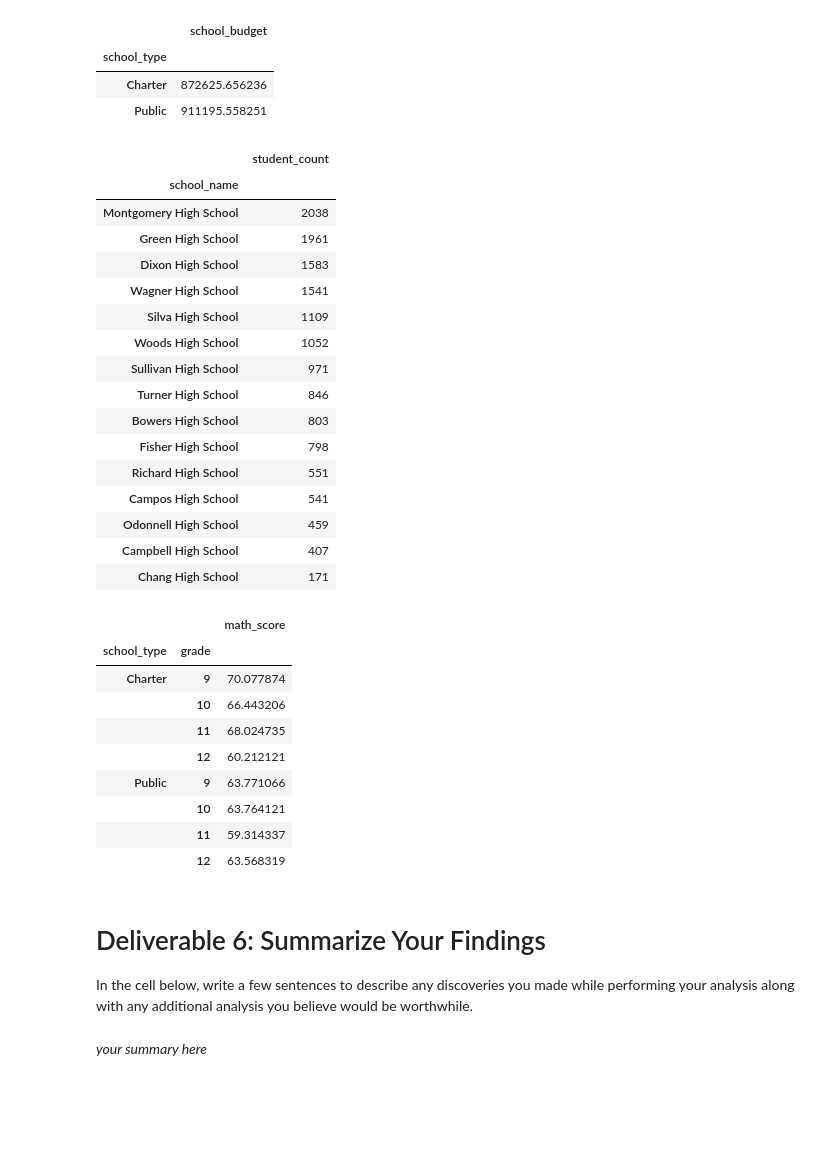
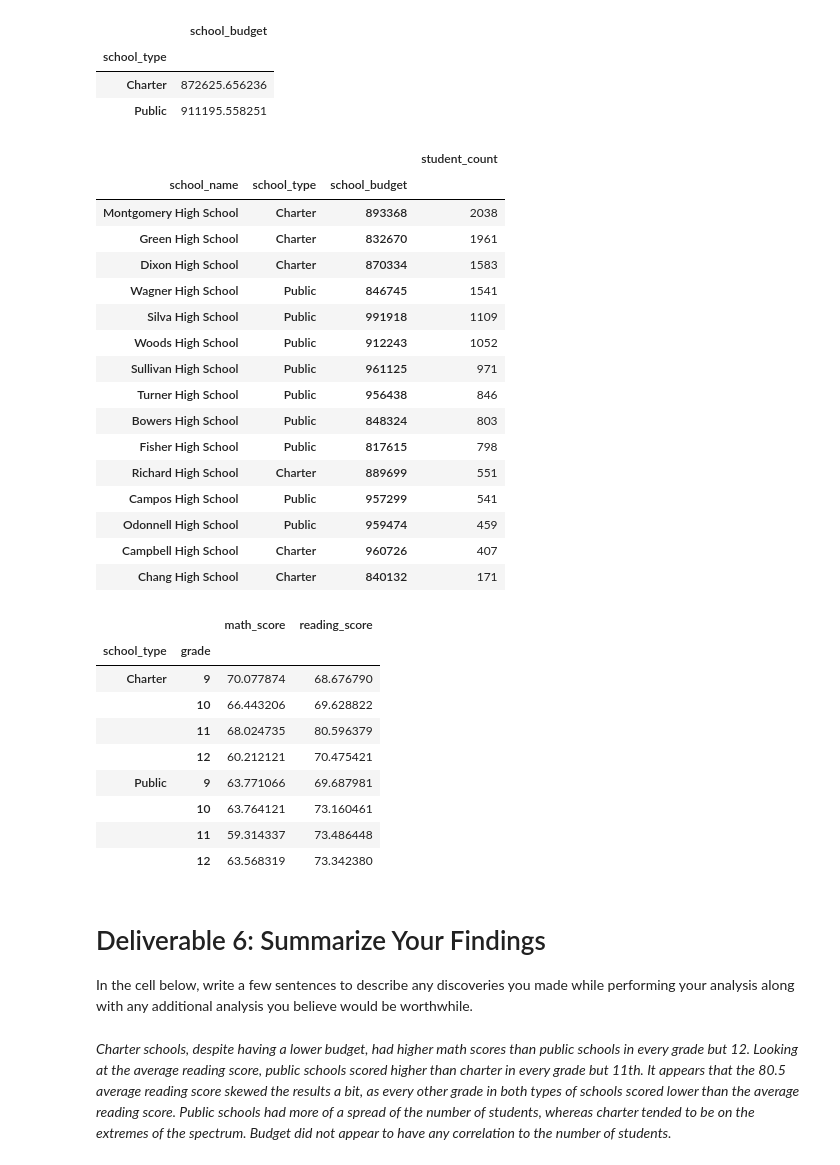
Before and after one commit to bhstarkey/School_District_Analysis, a Jupyter notebook: Student_Data_Challenge_Starter_Code/Unsolved/Student_Data_Challenge_Starter_Code.ipynb, the cells around one changed output. Drawn from its saved outputs; the diff is of its cells as text; code cells hidden in the pictures; blank space fills up the shorter version.

```diff
--- a/Student_Data_Challenge_Starter_Code/Unsolved/Student_Data_Challenge_Starter_Code.ipynb
+++ b/Student_Data_Challenge_Starter_Code/Unsolved/Student_Data_Challenge_Starter_Code.ipynb
@@ -288,45 +290,46 @@ student_df[
 # %%
 # Use the `groupby`, `count`, and `sort_values` functions to find the
 # total number of students at each school and sort from most students to least students.
-count_of_students = student_df[["school_name","reading_score"]
-                        ].groupby("school_name", as_index=True).count().rename(
+count_of_students = student_df[["school_name","school_type","reading_score","school_budget"]
+                        ].groupby(["school_name","school_type","school_budget"], as_index=True).count().rename(
                             columns={"reading_score": "student_count"})
 
 count_of_students.sort_values("student_count", ascending=False)
 # %% [output]
-|  | student_count |
-| school_name |  |
-| Montgomery High School | 2038 |
-| Green High School | 1961 |
-| Dixon High School | 1583 |
-| Wagner High School | 1541 |
-| Silva High School | 1109 |
-| Woods High School | 1052 |
-| Sullivan High School | 971 |
-| Turner High School | 846 |
-| Bowers High School | 803 |
-| Fisher High School | 798 |
-| Richard High School | 551 |
-| Campos High School | 541 |
-| Odonnell High School | 459 |
-| Campbell High School | 407 |
-| Chang High School | 171 |
+|  |  |  | student_count |
+| school_name | school_type | school_budget |  |
+| Montgomery High School | Charter | 893368 | 2038 |
+| Green High School | Charter | 832670 | 1961 |
+| Dixon High School | Charter | 870334 | 1583 |
+| Wagner High School | Public | 846745 | 1541 |
+| Silva High School | Public | 991918 | 1109 |
+| Woods High School | Public | 912243 | 1052 |
+| Sullivan High School | Public | 961125 | 971 |
+| Turner High School | Public | 956438 | 846 |
+| Bowers High School | Public | 848324 | 803 |
+| Fisher High School | Public | 817615 | 798 |
+| Richard High School | Charter | 889699 | 551 |
+| Campos High School | Public | 957299 | 541 |
+| Odonnell High School | Public | 959474 | 459 |
+| Campbell High School | Charter | 960726 | 407 |
+| Chang High School | Charter | 840132 | 171 |
 # %%
 # using groupby and mean find the average math score by grade for each school type
-student_df[["school_type","grade","math_score"]].groupby(["school_type","grade"]).mean()
+student_df[["school_type","grade","math_score","reading_score"]
+].groupby(["school_type","grade"]).mean()
 # %% [output]
-|  |  | math_score |
-| school_type | grade |  |
-| Charter | 9 | 70.077874 |
-|  | 10 | 66.443206 |
-|  | 11 | 68.024735 |
-|  | 12 | 60.212121 |
-| Public | 9 | 63.771066 |
-|  | 10 | 63.764121 |
-|  | 11 | 59.314337 |
-|  | 12 | 63.568319 |
+|  |  | math_score | reading_score |
+| school_type | grade |  |  |
+| Charter | 9 | 70.077874 | 68.676790 |
+|  | 10 | 66.443206 | 69.628822 |
+|  | 11 | 68.024735 | 80.596379 |
+|  | 12 | 60.212121 | 70.475421 |
+| Public | 9 | 63.771066 | 69.687981 |
+|  | 10 | 63.764121 | 73.160461 |
+|  | 11 | 59.314337 | 73.486448 |
+|  | 12 | 63.568319 | 73.342380 |
 # %% [markdown]
 # Deliverable 6: Summarize Your Findings
 In the cell below, write a few sentences to describe any discoveries you made while performing your analysis along with any additional analysis you believe would be worthwhile.
 # %% [markdown]
-*your summary here*
+*Charter schools, despite having a lower budget, had higher math scores than public schools in every grade but 12. Looking at the average reading score, public schools scored higher than charter in every grade but 11th. It appears that the 80.5 average reading score skewed the results a bit, as every other grade in both types of schools scored lower than the average reading score. Public schools had more of a spread of the number of students, whereas charter tended to be on the extremes of the spectrum. Budget did not appear to have any correlation to the number of students.*
```
Also changed, not shown: parts of 1 cell of this notebook.
